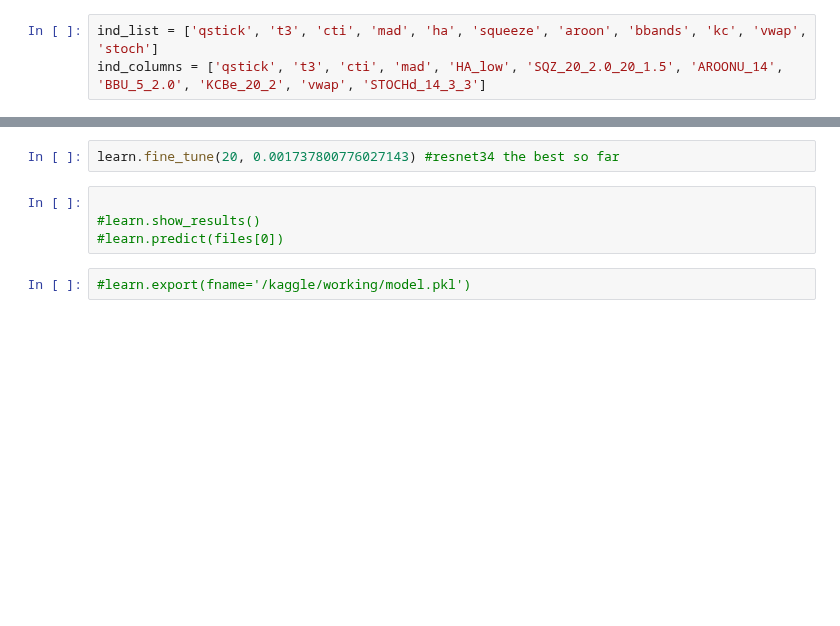
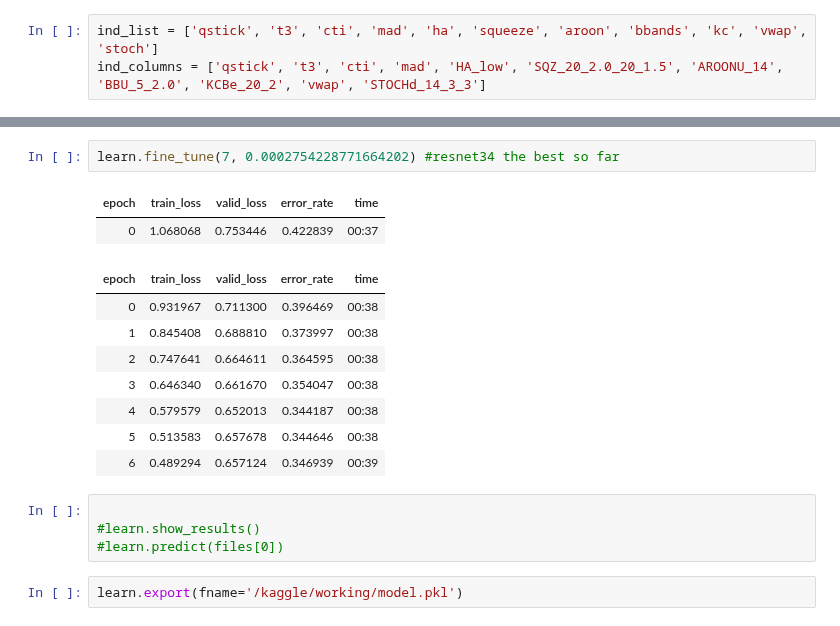
Before and after one commit to Neuron-Sages/neusa-py, a Jupyter notebook: neusa-train.ipynb, the cells around one changed output, grey strips where cells are left out. Saved outputs shown, nothing was run; the diff lists cells and outputs as text; blank space fills up the shorter version.

```diff
--- a/neusa-train.ipynb
+++ b/neusa-train.ipynb
@@ -395,8 +331,19 @@ learn = vision_learner(dls, resnet34, metrics=error_rate)
 # %%
-learn.fine_tune(20, 0.001737800776027143) #resnet34 the best so far
+learn.fine_tune(7, 0.0002754228771664202) #resnet34 the best so far
+# %% [output]
+| epoch | train_loss | valid_loss | error_rate | time |
+| 0 | 1.068068 | 0.753446 | 0.422839 | 00:37 |
+| epoch | train_loss | valid_loss | error_rate | time |
+| 0 | 0.931967 | 0.711300 | 0.396469 | 00:38 |
+| 1 | 0.845408 | 0.688810 | 0.373997 | 00:38 |
+| 2 | 0.747641 | 0.664611 | 0.364595 | 00:38 |
+| 3 | 0.646340 | 0.661670 | 0.354047 | 00:38 |
+| 4 | 0.579579 | 0.652013 | 0.344187 | 00:38 |
+| 5 | 0.513583 | 0.657678 | 0.344646 | 00:38 |
+| 6 | 0.489294 | 0.657124 | 0.346939 | 00:39 |
 # %%
 
 #learn.show_results()
 #learn.predict(files[0])
 # %%
-#learn.export(fname='/kaggle/working/model.pkl')
+learn.export(fname='/kaggle/working/model.pkl')
```
Also changed, not shown: parts of 21 cells of this notebook, 1 other file.
